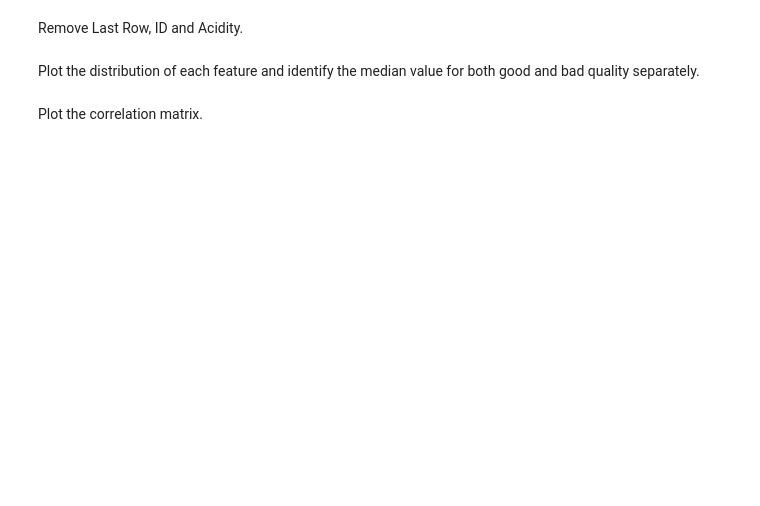
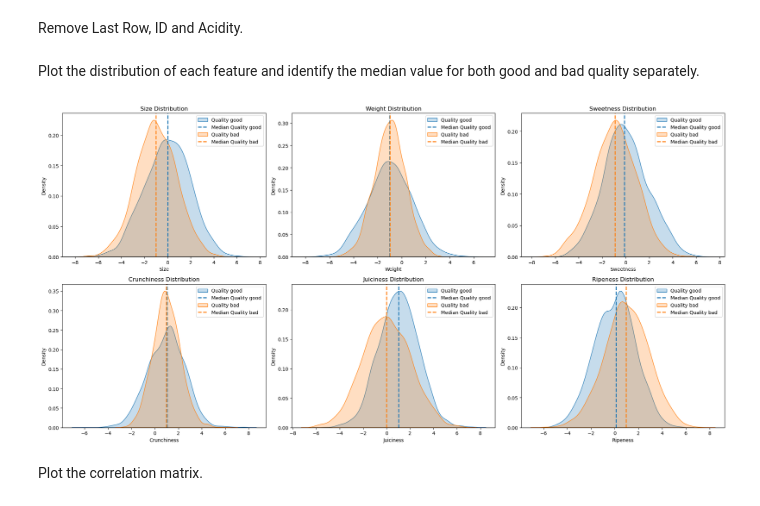
Before and after one commit to AmirMohammadFakhimi/ML-HW2, a Jupyter notebook: ML-HW.ipynb, the cells around one changed output. Cells and saved outputs as stored; diff of their text form; code cells hidden in the pictures; blank space fills up the shorter version.

```diff
--- a/ML-HW.ipynb
+++ b/ML-HW.ipynb
@@ -39,5 +40,7 @@ from sklearn.metrics import roc_auc_score
 # Sec 1: Exploration (20 points)
 # %% [markdown]
 Load the dataset as a dataframe.
+# %%
+df = pd.read_csv('apple_quality.csv')
 # %% [markdown]
 Display mean, standard deviation, min and max of each feature.
@@ -44,6 +59,33 @@ Display mean, standard deviation, min and max of each feature.
 # %% [markdown]
 Remove Last Row, ID and Acidity.
+# %%
+df = df[:-1].drop(columns={"A_id","Acidity"})
 # %% [markdown]
 Plot the distribution of each feature and identify the median value for both good and bad quality separately.
+# %%
+numeric_columns = df.select_dtypes(include=np.number).columns.tolist()
+fig, axes = plt.subplots(nrows=(len(numeric_columns) + 2) // 3, ncols=3, figsize=(20, 4 * (len(numeric_columns) + 2) // 3))
+axes = axes.flatten()
+
+for i, col in enumerate(numeric_columns):
+    for quality_level in df["Quality"].unique():
+        subset_data = df[df["Quality"] == quality_level]
+        color = sns.color_palette()[list(df["Quality"].unique()).index(quality_level)]
+        sns.kdeplot(data=subset_data, x=col, label=f"Quality {quality_level}", fill=True, ax=axes[i], color=color)
+
+        middle_value = subset_data[col].median()
+        axes[i].axvline(middle_value, linestyle='dashed', linewidth=2, label=f"Median Quality {quality_level}", color=color)
+
+    axes[i].set_title(f"{col} Distribution")
+    axes[i].legend()
+
+if len(numeric_columns) % 3 != 0:
+    for j in range(len(numeric_columns) % 3, 3):
+        fig.delaxes(axes[-j])
+
+plt.tight_layout()
+plt.show()
+# %% [output]
+[figure, added]
 # %% [markdown]
 Plot the correlation matrix.
```
Also changed, not shown: parts of 23 cells of this notebook, 1 other file.
